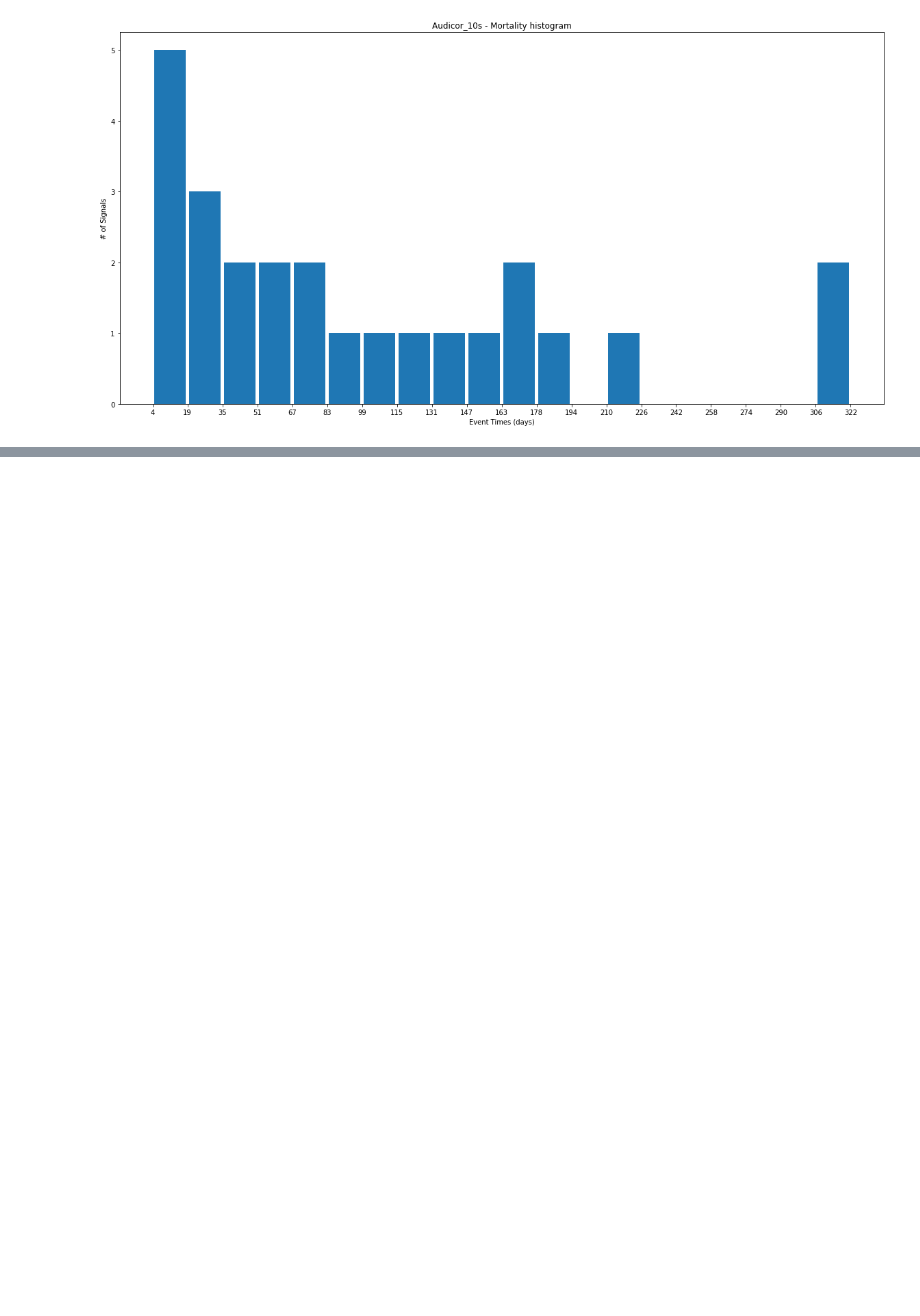
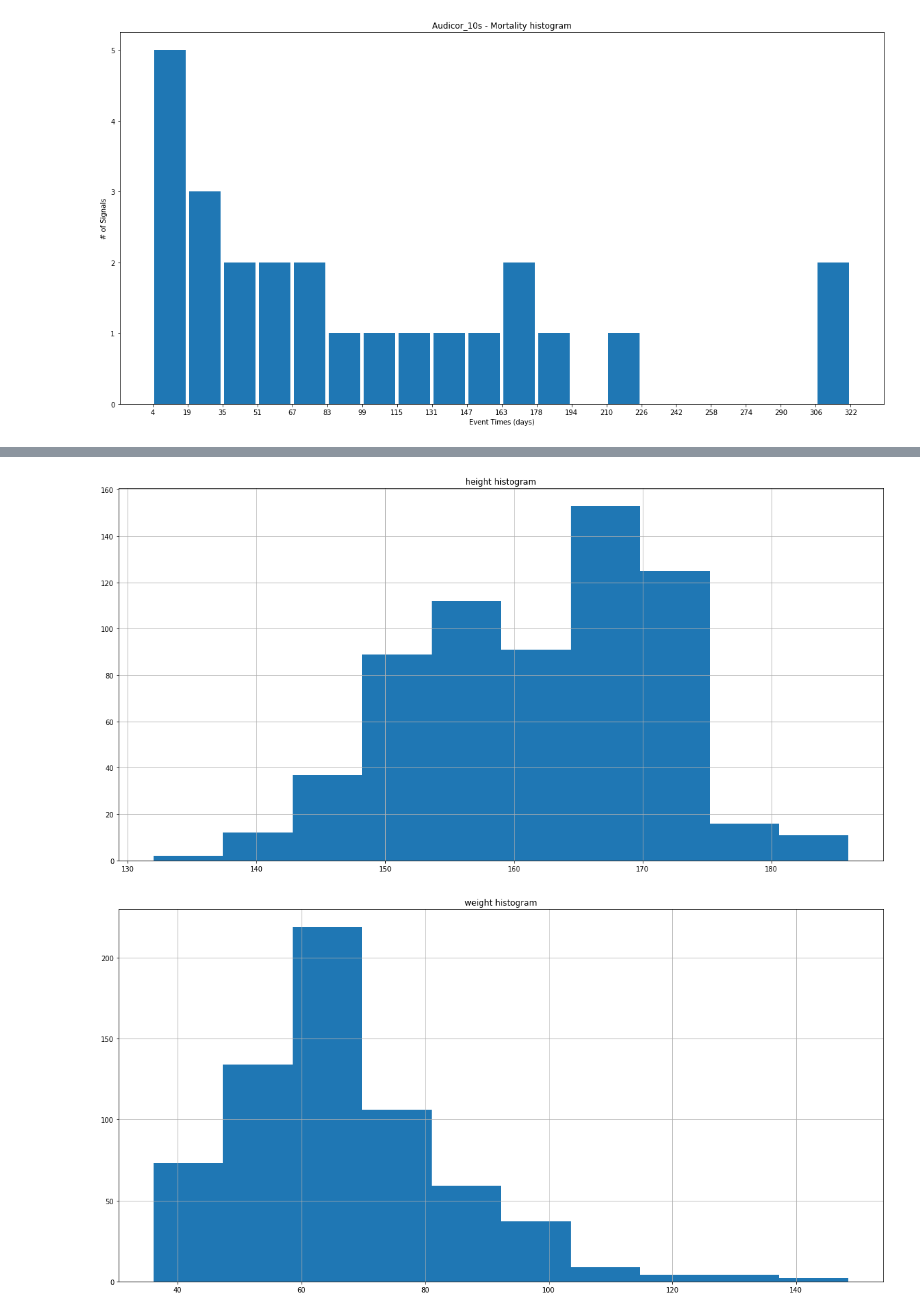
Before and after one commit to writerwriter/ekg, a Jupyter notebook: data_visualization.ipynb, the cells around one changed output, grey strips where cells are left out. Drawn from its saved outputs; the diff is of its cells as text; code cells hidden in the pictures; blank space fills up the shorter version.

```diff
--- a/data_visualization.ipynb
+++ b/data_visualization.ipynb
@@ -148,0 +312,4 @@ plot_hist('Audicor_10s - Mortality histogram', Mortality_survival_times)
+# %%
+# replace NIL with nan
+abnormal_event.Height_Weight_BMI = abnormal_event.Height_Weight_BMI.replace('NIL', np.nan)
+abnormal_event.head(10)
@@ -148,0 +344,8 @@ plot_hist('Audicor_10s - Mortality histogram', Mortality_survival_times)
+# %%
+# rename columns
+abnormal_event = abnormal_event.rename(columns={
+    'Height_Weight_Height': 'height',
+    'Height_Weight_Weight': 'weight',
+    'Height_Weight_BMI': 'BMI'
+})
+abnormal_event
@@ -148,0 +469,4 @@ plot_hist('Audicor_10s - Mortality histogram', Mortality_survival_times)
+# %%
+# re-calculate BMI
+abnormal_event['BMI'] = abnormal_event.weight / (abnormal_event.height**2 * 0.0001)
+abnormal_event
@@ -148,0 +507,3 @@ plot_hist('Audicor_10s - Mortality histogram', Mortality_survival_times)
+# %%
+abnormal_event.drop(columns='missing', inplace=True)
+abnormal_event
@@ -148,0 +548,15 @@ plot_hist('Audicor_10s - Mortality histogram', Mortality_survival_times)
+# %%
+ax = abnormal_event.height.hist(figsize=(20, 10))
+ax.set_title('height histogram')
+plt.show()
+
+ax = abnormal_event.weight.hist(figsize=(20, 10))
+ax.set_title('weight histogram')
+plt.show()
+
+ax = abnormal_event.BMI.hist(figsize=(20, 10))
+ax.set_title('BMI histogram')
+plt.show()
+# %% [output]
+[figure, added]
+[figure, added]
```
Also changed, not shown: parts of 33 cells of this notebook, 7 other files.
